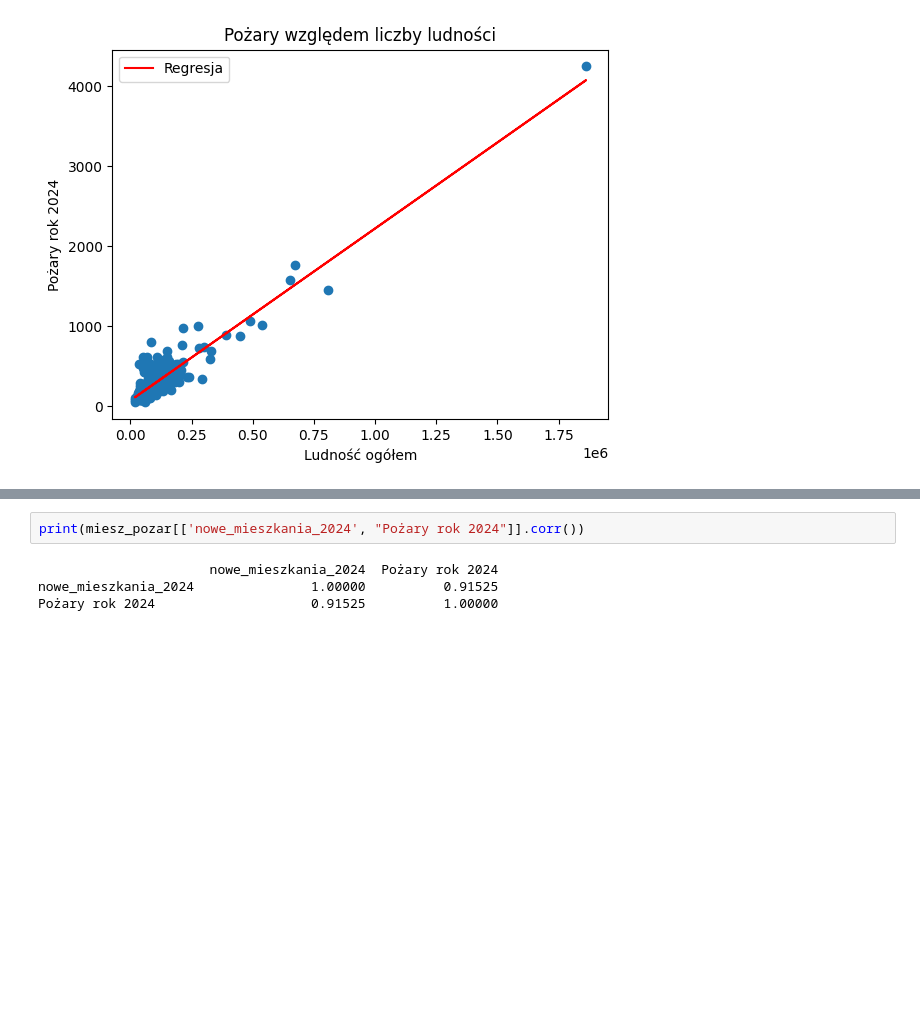
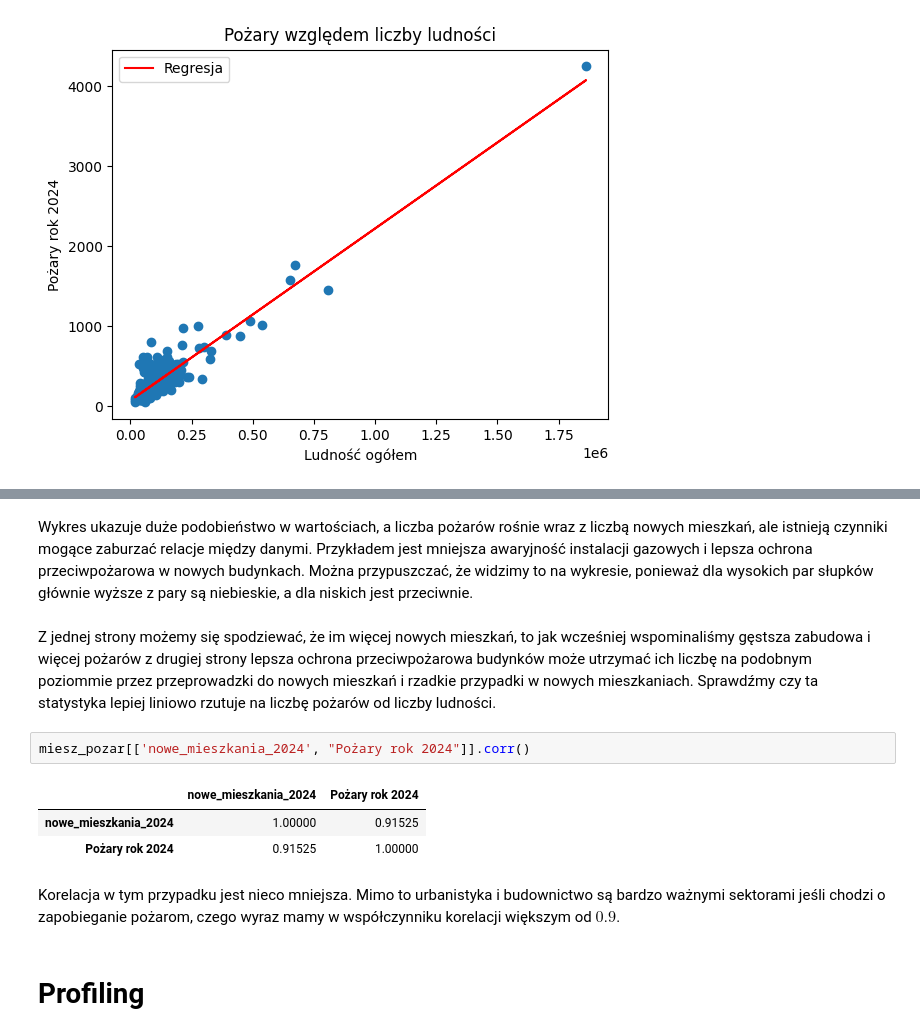
Before and after one commit to kaluznys/Projekt_Analiza_Zaleznosci, a Jupyter notebook: main_notebook.ipynb, the cells around one changed output, grey strips where cells are left out. Cells and saved outputs as stored; diff of their text form; blank space fills up the shorter version.

```diff
--- a/main_notebook.ipynb
+++ b/main_notebook.ipynb
@@ -241,6 +239,14 @@ pl.barplot_dwa(miesz_pozar.nowe_mieszkania_2024, miesz_pozar["Pożary rok 2024"]
+# %% [markdown]
+Wykres ukazuje duże podobieństwo w wartościach, a liczba pożarów rośnie wraz z liczbą nowych mieszkań, ale istnieją czynniki mogące zaburzać relacje między danymi. Przykładem jest mniejsza awaryjność instalacji gazowych i lepsza ochrona przeciwpożarowa w nowych budynkach. Można przypuszczać, że widzimy to na wykresie, ponieważ dla wysokich par słupków głównie wyższe z pary są niebieskie, a dla niskich jest przeciwnie.
+# %% [markdown]
+Z jednej strony możemy się spodziewać, że im więcej nowych mieszkań, to jak wcześniej wspominaliśmy gęstsza zabudowa i więcej pożarów z drugiej strony lepsza ochrona przeciwpożarowa budynków może utrzymać ich liczbę na podobnym poziommie przez przeprowadzki do nowych mieszkań i rzadkie przypadki w nowych mieszkaniach. Sprawdźmy czy ta statystyka lepiej liniowo rzutuje na liczbę pożarów od liczby ludności.
 # %%
-print(miesz_pozar[['nowe_mieszkania_2024', "Pożary rok 2024"]].corr())
+miesz_pozar[['nowe_mieszkania_2024', "Pożary rok 2024"]].corr()
 # %% [output]
-                      nowe_mieszkania_2024  Pożary rok 2024
-nowe_mieszkania_2024               1.00000          0.91525
-Pożary rok 2024                    0.91525          1.00000
+|  | nowe_mieszkania_2024 | Pożary rok 2024 |
+| nowe_mieszkania_2024 | 1.00000 | 0.91525 |
+| Pożary rok 2024 | 0.91525 | 1.00000 |
+# %% [markdown]
+Korelacja w tym przypadku jest nieco mniejsza. Mimo to urbanistyka i budownictwo są bardzo ważnymi sektorami jeśli chodzi o zapobieganie pożarom, czego wyraz mamy w współczynniku korelacji większym od $0.9$.
+# %% [markdown]
+# Profiling
```
Also changed, not shown: parts of 47 cells of this notebook, 9 other files.
